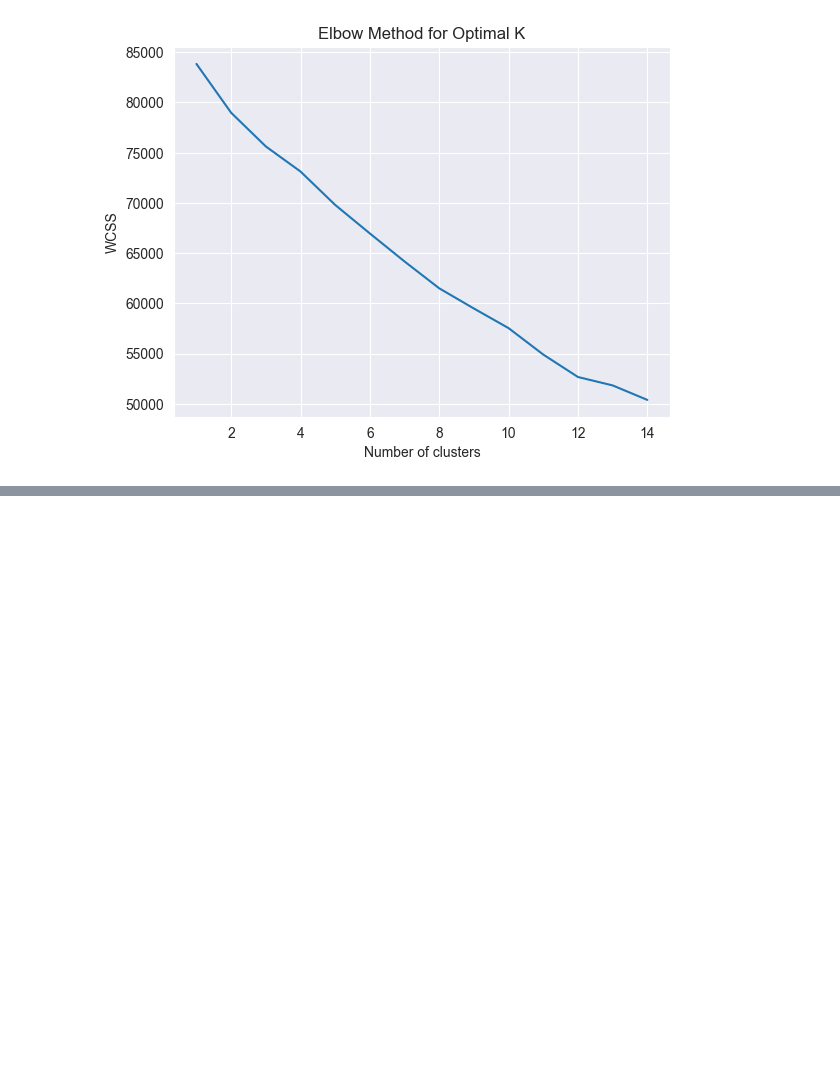
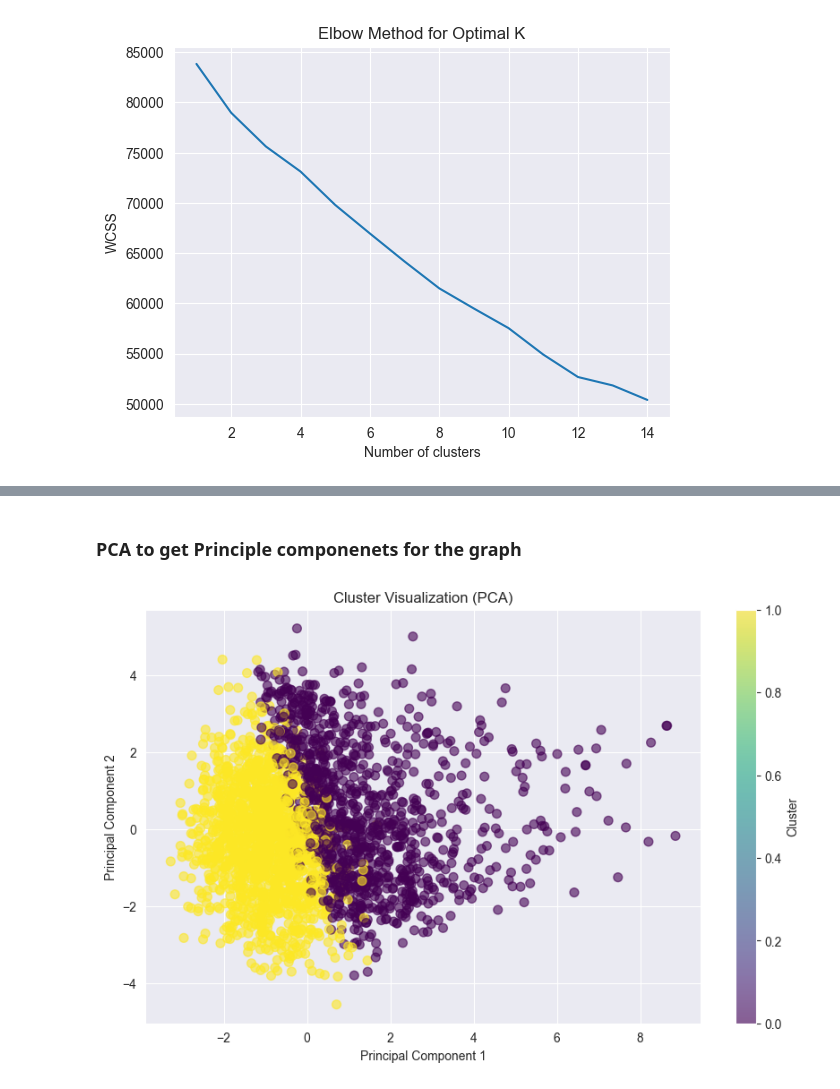
Before and after one commit to jessahal/Box-office-predictions, a Jupyter notebook: box_office_model_fitting.ipynb, the cells around one changed output, grey strips where cells are left out. Drawn from its saved outputs; the diff is of its cells as text; code cells hidden in the pictures; blank space fills up the shorter version.

```diff
--- a/box_office_model_fitting.ipynb
+++ b/box_office_model_fitting.ipynb
@@ -546,0 +542,17 @@ print(cluster_centers_df)
+# %% [markdown]
+### PCA to get Principle componenets for the graph
+# %%
+# Perform PCA to reduce to 2 dimensions
+pca = PCA(n_components=2)
+X_pca = pca.fit_transform(X_processed)  # X_processed is your preprocessed feature set
+
+# Plot the data points, color-coded by cluster
+plt.figure(figsize=(10, 6))
+plt.scatter(X_pca[:, 0], X_pca[:, 1], c=kmeans.labels_, cmap='viridis', s=50, alpha=0.6)
+plt.title('Cluster Visualization (PCA)')
+plt.xlabel('Principal Component 1')
+plt.ylabel('Principal Component 2')
+plt.colorbar(label='Cluster')
+plt.show()
+# %% [output]
+[figure, added]
```
Also changed, not shown: parts of 5 cells of this notebook.
